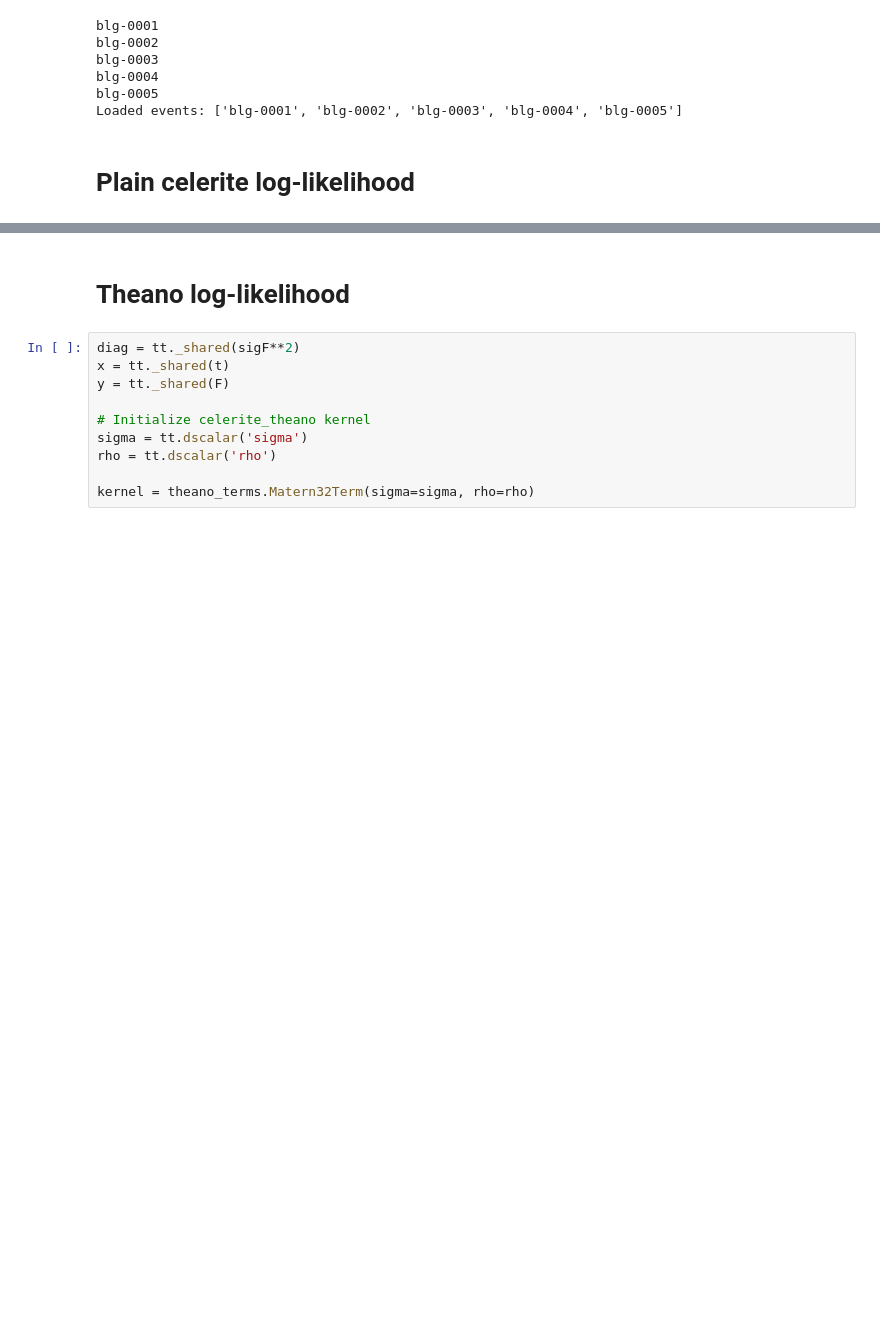
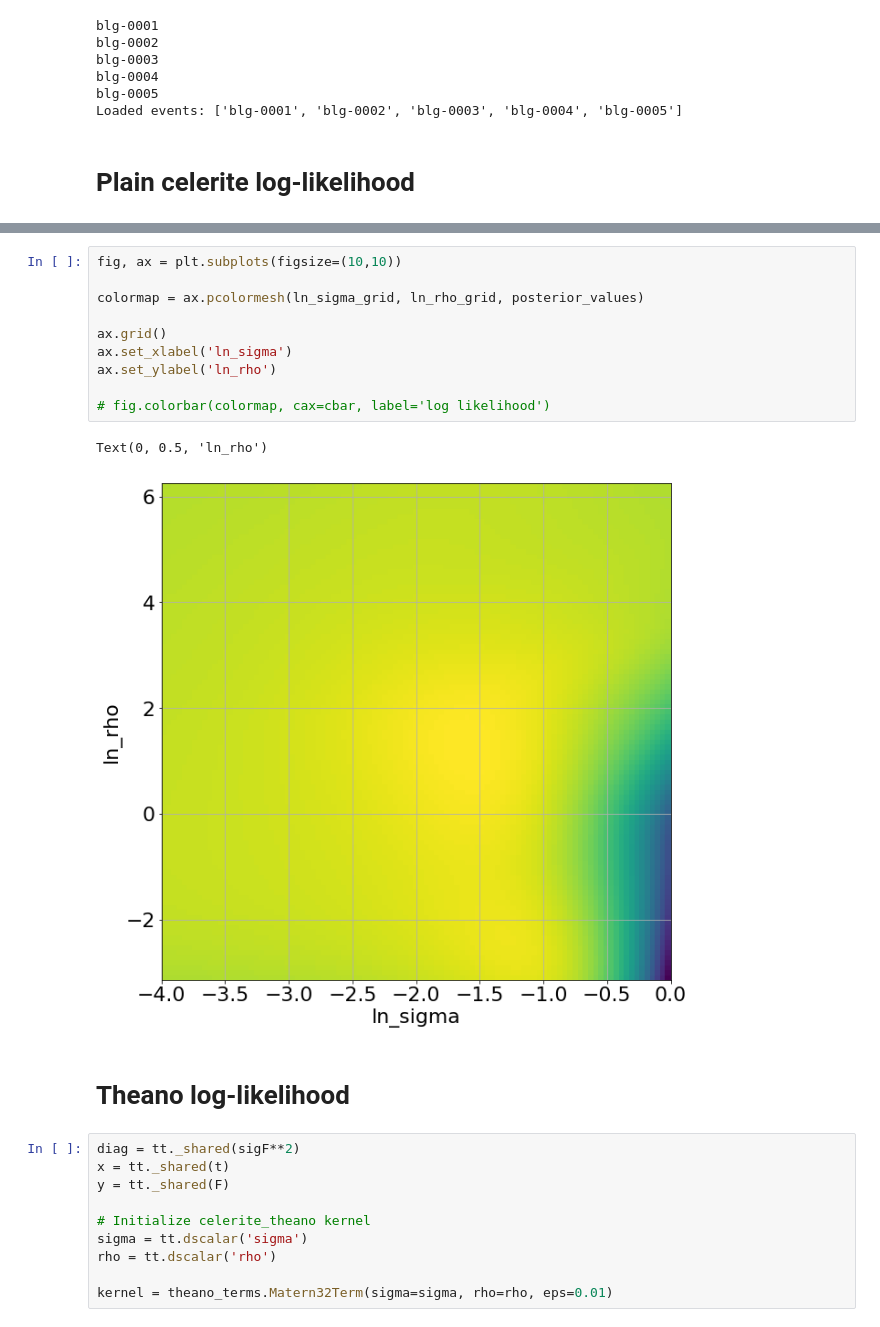
Before and after one commit to fbartolic/caustic, a Jupyter notebook: src/notebooks/Matern32_likelihood_plot.ipynb, the cells around one changed output, grey strips where cells are left out. Saved outputs shown, nothing was run; the diff lists cells and outputs as text; blank space fills up the shorter version.

```diff
--- a/src/notebooks/Matern32_likelihood_plot.ipynb
+++ b/src/notebooks/Matern32_likelihood_plot.ipynb
@@ -112,3 +162,16 @@ Text(0, 0.5, 'ln_rho')
+# %%
+fig, ax = plt.subplots(figsize=(10,10))
+
+colormap = ax.pcolormesh(ln_sigma_grid, ln_rho_grid, posterior_values)
+
+ax.grid()
+ax.set_xlabel('ln_sigma')
+ax.set_ylabel('ln_rho')
+
+# fig.colorbar(colormap, cax=cbar, label='log likelihood')
+# %% [output]
+Text(0, 0.5, 'ln_rho')
+[figure, added]
 # %% [markdown]
 # Theano log-likelihood
 # %%
@@ -120,5 +183,5 @@ y = tt._shared(F)
 sigma = tt.dscalar('sigma')
 rho = tt.dscalar('rho')
 
-kernel = theano_terms.Matern32Term(sigma=sigma, rho=rho)
+kernel = theano_terms.Matern32Term(sigma=sigma, rho=rho, eps=0.01)
 # %%
```
Also changed, not shown: parts of 16 cells of this notebook, 6 other files.
